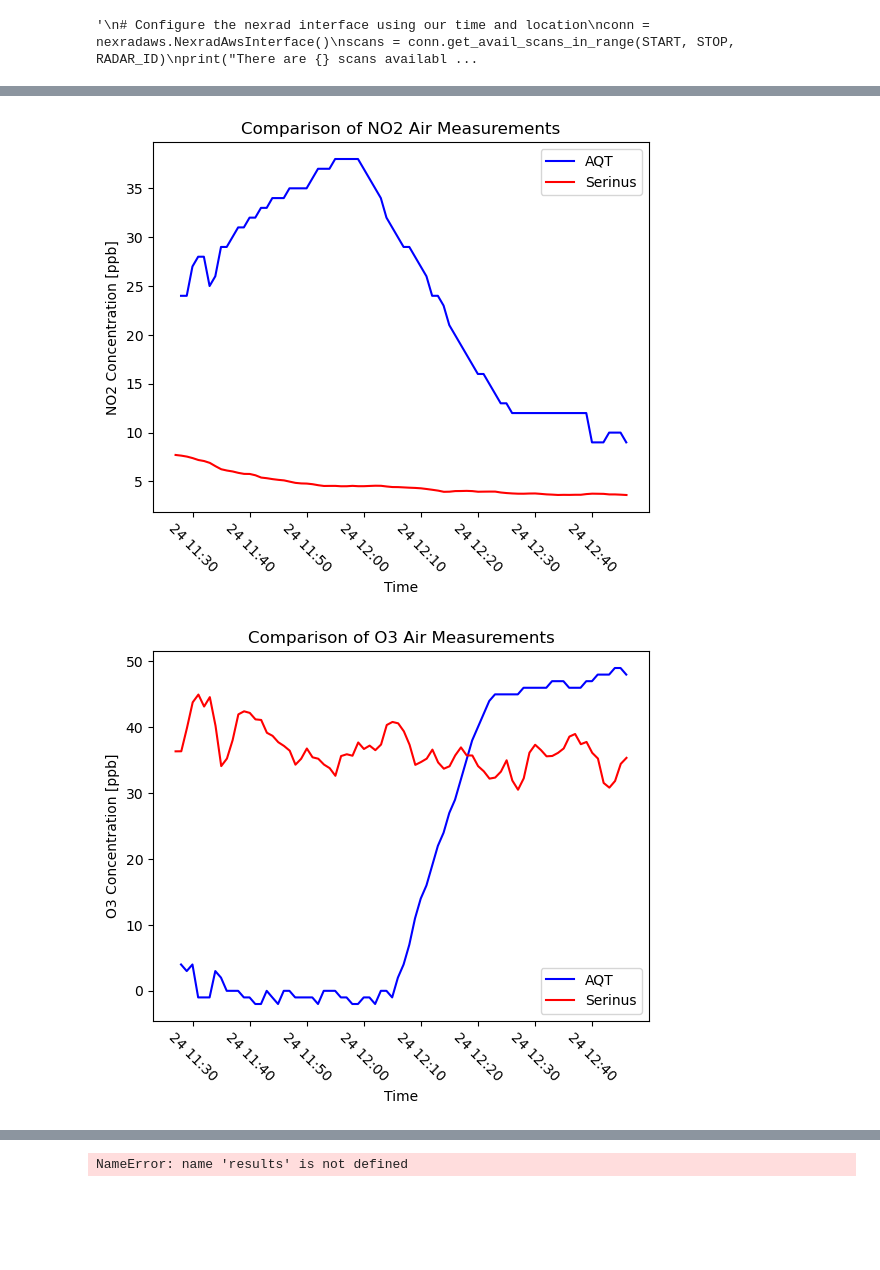
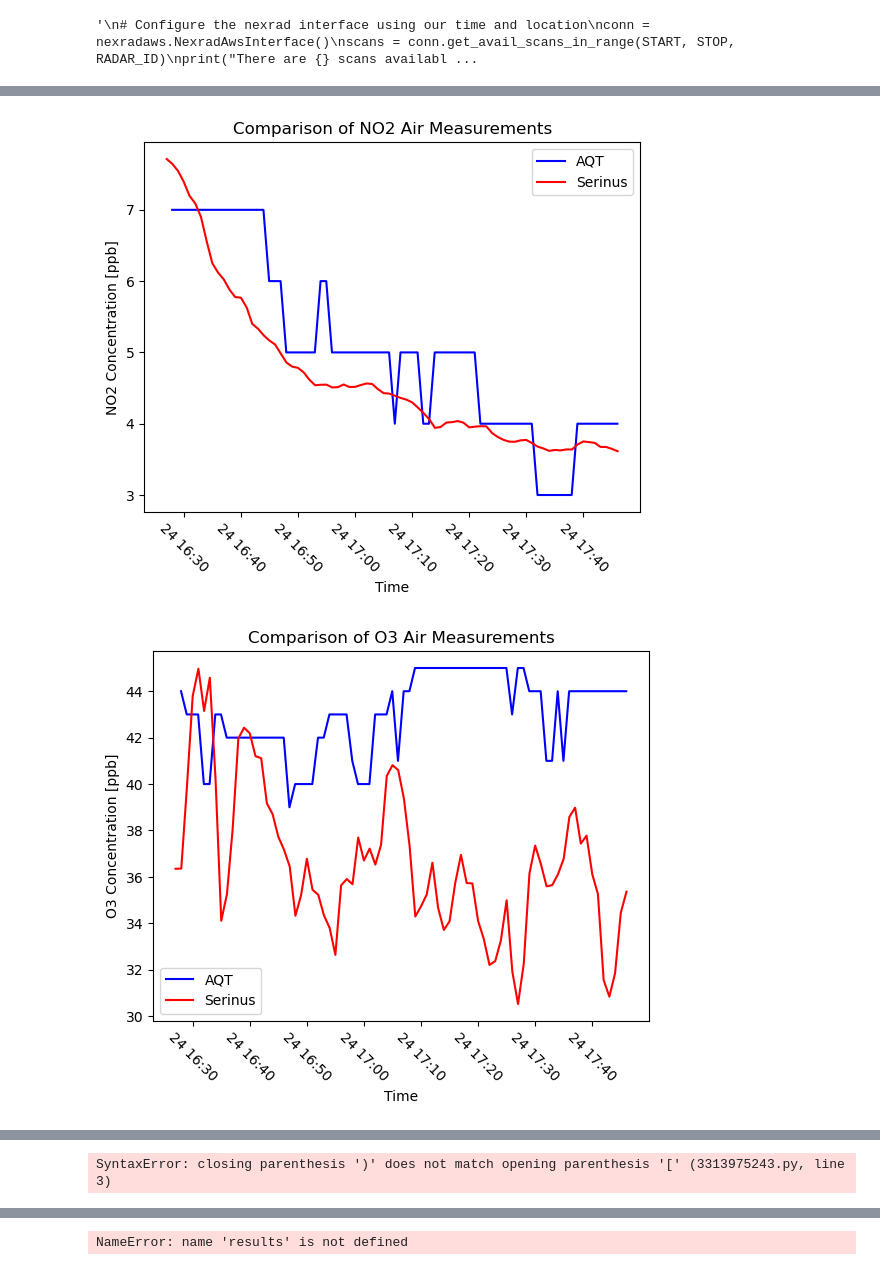
Before and after one commit to EVS-ATMOS/air-quality-sensors, a Jupyter notebook: toybox.ipynb, the cells around one changed output, grey strips where cells are left out. Saved outputs shown, nothing was run; the diff lists cells and outputs as text; code cells hidden in the pictures; blank space fills up the shorter version.

```diff
--- a/toybox.ipynb
+++ b/toybox.ipynb
@@ -47,8 +38,8 @@ Note: you may need to restart the kernel to use updated packages.
 # %%
 DATE = "2023-05-24"
 # Times must be in UTC
-TIME_START = "00:00:00"
-TIME_STOP = "23:59:59"
+TIME_START = "16:27:00"
+TIME_STOP = "17:46:00"
 RADAR_ID = "KLOT"
 # %%
 ## convert input date and time to timestamps
@@ -350,10 +341,14 @@ o3_data.drop(labels=[0,1,2,3,4,5,6,7,8,9,10,11,12,13,14,15,16,17,18,19], axis=0,
 ## Creating the time variable as a datetime object, easier to handle and plot with.
 time_array_o3 = ["None"] * len(o3_data["Time"])
 original_o3 = np.asarray(o3_data["Time"])
+dt = []
 for i in range(len(o3_data["Time"])):
     time_array_o3[i] = original_o3[i].replace("/", "-")
-new_time_array_o3 = np.asarray(time_array_o3, dtype='datetime64[s]')
-plot = plt.plot(new_time_array_o3[51:], o3_data["Ozone Average"][51:])
+    dt.append(datetime.strptime(time_array_o3[i], '%Y-%m-%d %H:%M:%S'))
+new_dt = []
+for i in dt:
+    new_dt.append(i + timedelta(hours=5))
+plot = plt.plot(new_dt[51:], o3_data["Ozone Average"][51:])
 plt.xlabel("Time")
 plt.ylabel("Ozone Concentration [ppb]")
 plt.title("Ozone Concentration Throughout the Day on 5/24")
@@ -373,24 +368,28 @@ NOx_data.drop(labels=[0,1,2,3,4,5,6,7,8,9,10,11,12,13,14,15,16,17,18, 19, 20, 21
 ## Creating the time variable as a datetime object, easier to handle and plot with.
 time_array_NOx = ["None"] * len(NOx_data["Time"])
 original_NOx = np.asarray(NOx_data["Time"])
+dt = []
 for i in range(len(NOx_data["Time"])):
     time_array_NOx[i] = original_NOx[i].replace("/", "-")
-new_time_array_NOx = np.asarray(time_array_NOx, dtype='datetime64[s]')
+    dt.append(datetime.strptime(time_array_NOx[i], '%Y-%m-%d %H:%M:%S'))
+new_dt_NOx = []
+for i in dt:
+    new_dt_NOx.append(i + timedelta(hours=5))
 
 # Creating the Plots
-plot = plt.plot(new_time_array_NOx[35:], NOx_data["NOx Concentration Average"][35:])
+plot = plt.plot(new_dt_NOx[35:], NOx_data["NOx Concentration Average"][35:])
 plt.xlabel("Time")
 plt.ylabel("NOx Concentration [ppb]")
 plt.title("NOx Concentration Throughout the Day on 5/24")
 
 plt.figure()
-plt.plot(new_time_array_NOx[35:], NOx_data["NO2 Concentration Average"][35:])
+plt.plot(new_dt_NOx[35:], NOx_data["NO2 Concentration Average"][35:])
 plt.xlabel("Time")
 plt.ylabel("NO2 Concentration [ppb]")
 plt.title("NO2 Concentration Throughout the Day on 5/24")
 
 plt.figure()
-plt.plot(new_time_array_NOx[35:], NOx_data["NO Concentration Average"][35:])
+plt.plot(new_dt_NOx[35:], NOx_data["NO Concentration Average"][35:])
 plt.xlabel("Time")
 plt.ylabel("NO Concentration [ppb]")
 plt.title("NO Concentration Throughout the Day on 5/24")
@@ -413,18 +412,22 @@ CO_data.drop(labels=[0,1,2,3,4,5,6,7,8,9,10,11,12,13,14,15,16,17,18, 19, 20, 21,
 ## Creating the time variable as a datetime object, easier to handle and plot with.
 time_array_CO = ["None"] * len(CO_data["Time"])
 original_CO = np.asarray(CO_data["Time"])
+dt = []
 for i in range(len(CO_data["Time"])):
     time_array_CO[i] = original_CO[i].replace("/", "-")
-new_time_array_CO = np.asarray(time_array_CO, dtype='datetime64[s]')
+    dt.append(datetime.strptime(time_array_CO[i], '%Y-%m-%d %H:%M:%S'))
+new_dt_CO = []
+for i in dt:
+    new_dt_CO.append(i + timedelta(hours=5))
 
 # Creating the Plots
-plot = plt.plot(new_time_array_CO[23:], CO_data["CO Concentration Average"][23:])
+plot = plt.plot(new_dt_CO[23:], CO_data["CO Concentration Average"][23:])
 plt.xlabel("Time")
 plt.ylabel("CO Concentration [ppm]")
 plt.title("CO Concentration Throughout the Day on 5/24")
 
 plt.figure()
-plt.plot(new_time_array_CO[23:], CO_data["CO2 Concentration Average"][23:])
+plt.plot(new_dt_CO[23:], CO_data["CO2 Concentration Average"][23:])
 plt.xlabel("Time")
 plt.ylabel("CO2 Concentration [ppm]")
 plt.title("CO2 Concentration Throughout the Day on 5/24")
@@ -544,7 +547,7 @@ aqvals['dewpoint'] = dp
 # %%
 ## Making a comparison between AQT and Serinus for NO
 plt.plot(no["timestamp"], no["value"]*1000, label="AQT", color="Blue")
-plt.plot(new_time_array_NOx[35:], NOx_data["NO Concentration Average"][35:], label="Serinus", color="Red")
+plt.plot(new_dt_NOx[35:], NOx_data["NO Concentration Average"][35:], label="Serinus", color="Red")
 plt.legend()
 plt.xticks(rotation=315)
 plt.title("Comparison of NO Air Measurements")
@@ -555,7 +558,7 @@ plt.savefig("NO Comparison")
 ## Making a comparison between AQT and Serinus for NO2
 plt.figure()
 plt.plot(no2["timestamp"], no2["value"]*1000, label="AQT", color="Blue")
-plt.plot(new_time_array_NOx[35:], NOx_data["NO2 Concentration Average"][35:], label="Serinus", color="Red")
+plt.plot(new_dt_NOx[35:], NOx_data["NO2 Concentration Average"][35:], label="Serinus", color="Red")
 plt.legend()
 plt.xticks(rotation=315)
 plt.title("Comparison of NO2 Air Measurements")
@@ -566,7 +569,7 @@ plt.savefig("NO2 Comparison")
 ## Making a comparison between AQT and Serinus for O3
 plt.figure()
 plt.plot(o3["timestamp"], o3["value"]*1000, label="AQT", color="Blue")
-plt.plot(new_time_array_o3[51:], o3_data["Ozone Average"][51:], label="Serinus", color="Red")
+plt.plot(new_dt[51:], o3_data["Ozone Average"][51:], label="Serinus", color="Red")
 plt.legend()
 plt.xticks(rotation=315)
 plt.title("Comparison of O3 Air Measurements")
@@ -577,7 +580,7 @@ plt.savefig("o3 Comparison")
 ## Making a comparison between AQT and Serinus for CO
 plt.figure()
 plt.plot(co["timestamp"], co["value"], label="AQT", color="Blue")
-plt.plot(new_time_array_CO[23:], CO_data["CO Concentration Average"][23:], label="Serinus", color="Red")
+plt.plot(new_dt_CO[23:], CO_data["CO Concentration Average"][23:], label="Serinus", color="Red")
 plt.legend()
 plt.xticks(rotation=315)
 plt.title("Comparison of CO Air Measurements")
@@ -589,2 +592,2 @@ plt.savefig("CO Comparison")
-[figure, old version]
+[figure, new version]
-[figure, old version]
+[figure, new version]
@@ -592,2 +595,17 @@ plt.savefig("CO Comparison")
+# %%
+## Creating a scatterplot for NO concentration levels across AQT and Serinus data values.
+cm = plt.cm.get_cmap('RdYlBu')
+print(len(NOx_data["NO Concentration Average"))
+# sc = plt.scatter(no["value"]*1000, NOx_data["NO Concentration Average"][35:-1], c=aqhum["value"], cmap=cm)
+"""
+cbar = plt.colorbar(sc)
+cbar.set_label("Difference")
+plt.xlabel("AQT Sensor Data")
+plt.ylabel("Serinus Sensor Data")
+plt.title("Scatterplot of AQT and Serinus Data Values for NO")
+plt.savefig("NO Scatter")
+"""
+# %% [output]
+SyntaxError: closing parenthesis ')' does not match opening parenthesis '[' (3313975243.py, line 3)
 # %%
 ## Creating a scatterplot for NO concentration levels across AQT and Serinus data values.
```
Also changed, not shown: parts of 7 cells of this notebook.
